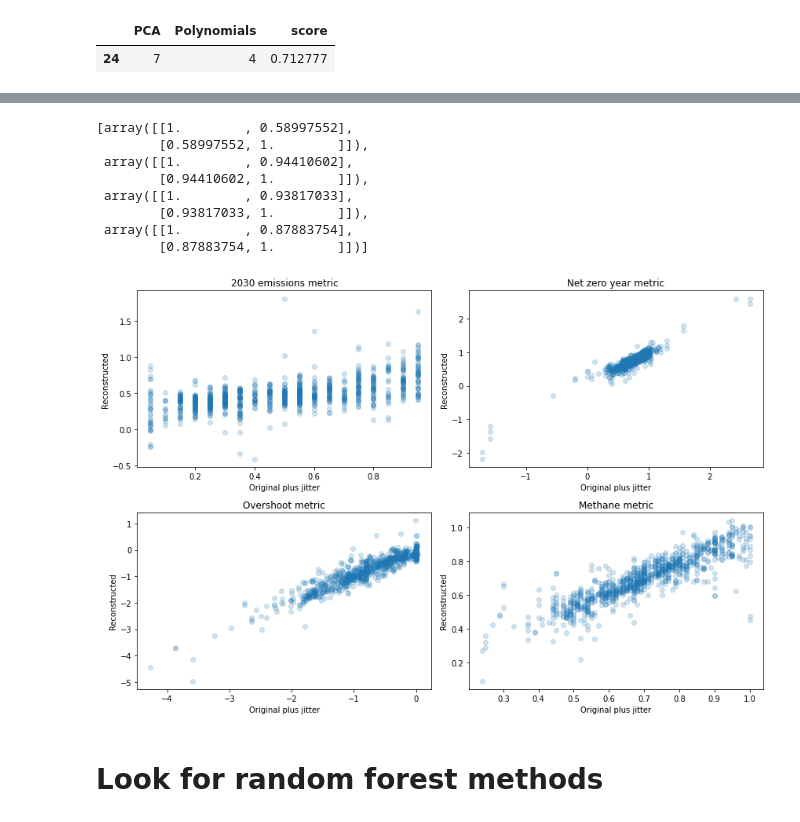
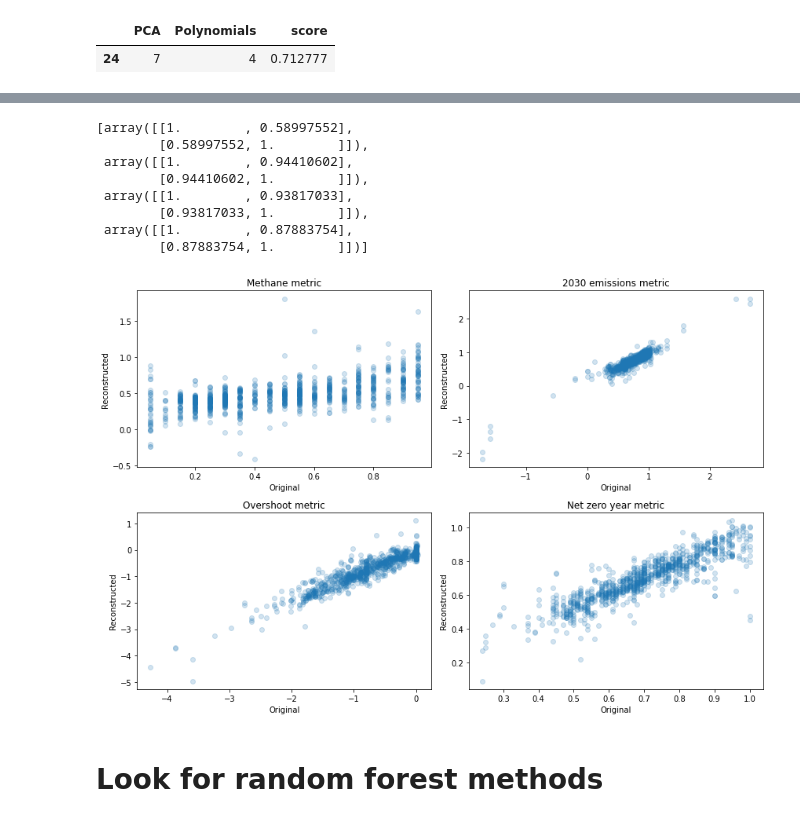
Before and after one commit to Rlamboll/PROVIDEemissions, a Jupyter notebook: notebooks/Reversal_of_AR6_DB.ipynb, the cells around one changed output, grey strips where cells are left out. Cells and saved outputs as stored; diff of their text form; code cells hidden in the pictures.

```diff
--- a/notebooks/Reversal_of_AR6_DB.ipynb
+++ b/notebooks/Reversal_of_AR6_DB.ipynb
@@ -351,26 +398,26 @@ predicted = poly_model.predict(poly_test)
 # %%
 plt.figure(figsize=(12, 8))
 corcoefs = []
-titles = ["2030 emissions metric", "Net zero year metric", "Overshoot metric", "Methane metric"]
+titles = [ "Methane metric", "2030 emissions metric", "Overshoot metric", "Net zero year metric"]
 for i in range(4):
     ax=plt.subplot(2, 2, i+1)
     plt.scatter(res_test.iloc[:, i], predicted[:, i], alpha=0.2)
     plt.title(titles[i])
-    plt.xlabel("Original plus jitter")
+    plt.xlabel("Original")
     plt.ylabel("Reconstructed")
     corcoefs.append(np.corrcoef(res_test.iloc[:, i], predicted[:, i]))
 plt.tight_layout()
 corcoefs
 # %% [output]
 [array([[1.        , 0.58997552],
         [0.58997552, 1.        ]]),
  array([[1.        , 0.94410602],
         [0.94410602, 1.        ]]),
  array([[1.        , 0.93817033],
         [0.93817033, 1.        ]]),
  array([[1.        , 0.87883754],
         [0.87883754, 1.        ]])]
-[figure, old version]
+[figure, new version]
 # %% [markdown]
 # Look for random forest methods
 # %%
```
Also changed, not shown: parts of 12 cells of this notebook, 4 other files.
